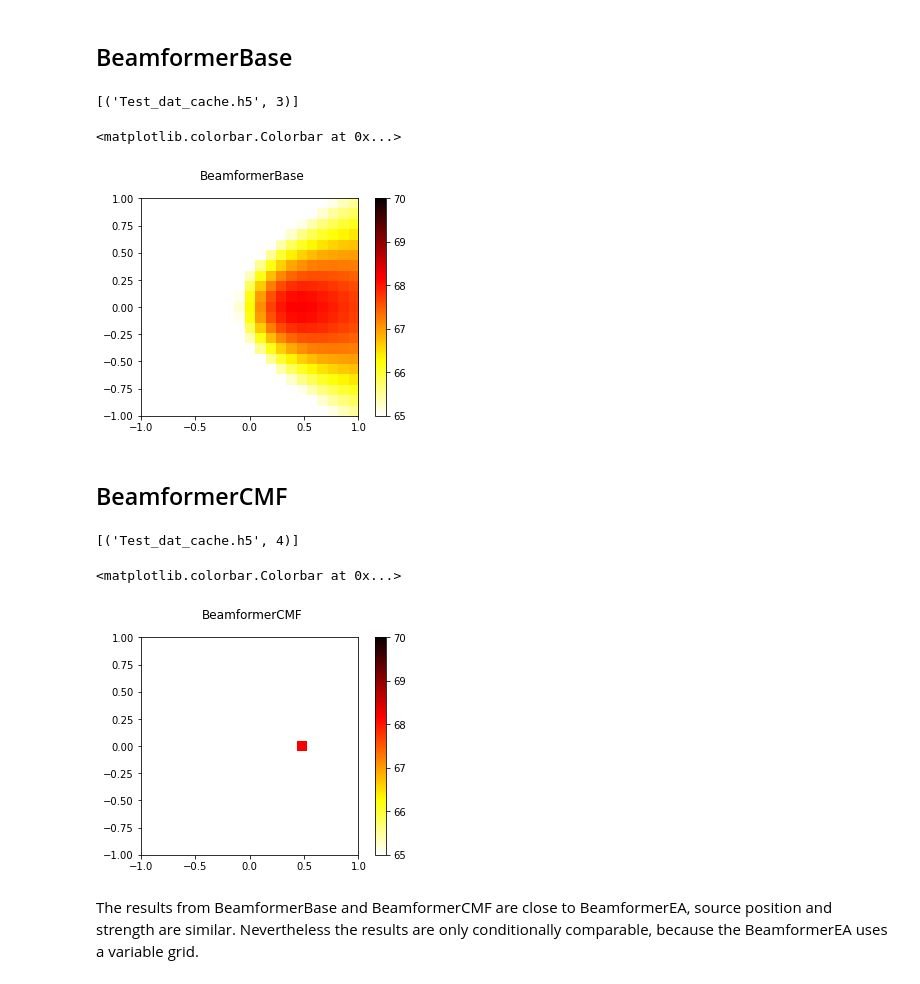
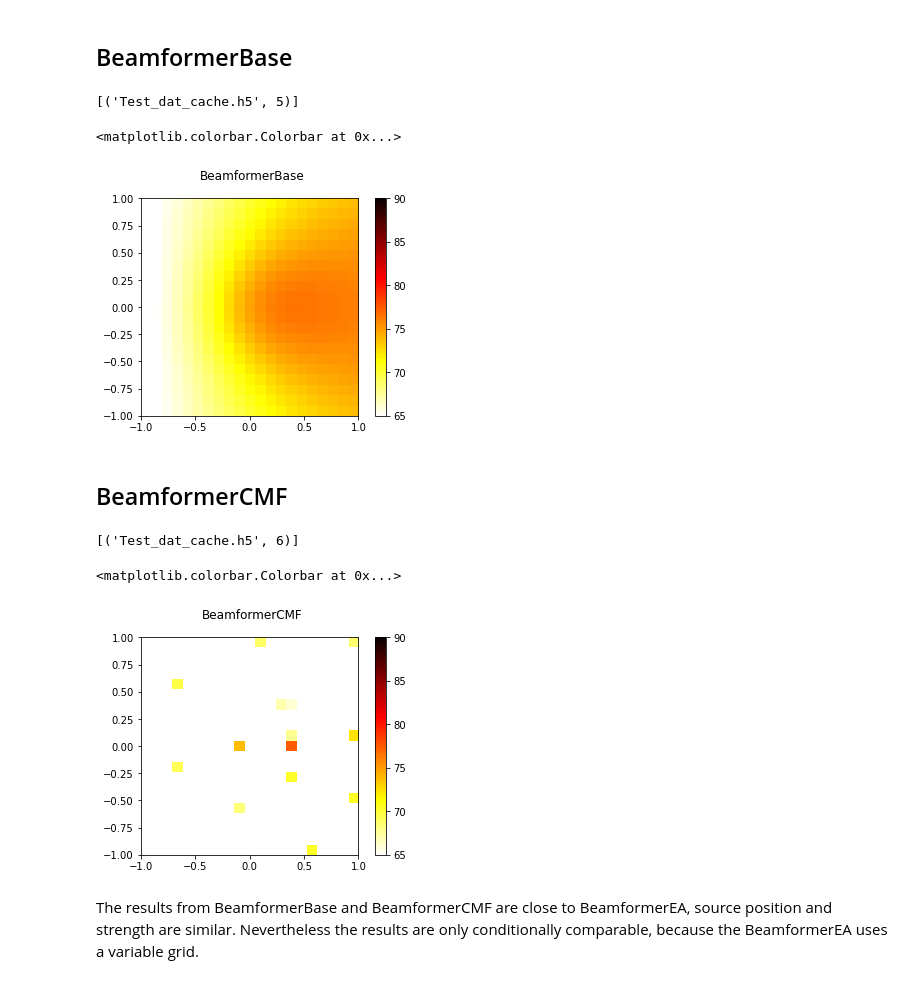
Before and after one commit to FrankK20/acoular, a Jupyter notebook: acoular/notebook/BeamformerEA demo.ipynb, the cells around one changed output. Cells and saved outputs as stored; diff of their text form; code cells hidden in the pictures.

Commit message:
small block_size in demo notebook

```diff
--- a/acoular/notebook/BeamformerEA demo.ipynb
+++ b/acoular/notebook/BeamformerEA demo.ipynb
@@ -18,7 +18,7 @@ micgeom = MicGeom(from_file=micgeofile)
 sfreq = 51200
 time = 1
 num_samples = time * sfreq
-block_size = 1024
+block_size = 128 # small block_size for fewer small band frequencies
 
 # create some exemplary synthetic data of one monopole point source
 # with white noise signal.
@@ -185,31 +198,31 @@ plt.colorbar()
 # %%
 #define grid and steering vector for BeamformerBase and BeamformerCMF
 GR = RectGrid(x_min=-1,x_max=1, y_min=-1, y_max=1, z=0.75,increment=0.1)
 SV = SteeringVector(grid=GR, mics=micgeom)
 
 beb = BeamformerBase(freq_data=ps,steer=SV)
 res_BEB = beb.synthetic(800,0)
 
-im = plt.imshow(L_p(res_BEB.T),vmax=70,vmin=65,extent=GR.extend(),cmap= 'hot_r')
+im = plt.imshow(L_p(res_BEB.T),vmax=90,vmin=65,extent=GR.extend(),cmap= 'hot_r')
 plt.suptitle("BeamformerBase")
 plt.colorbar()
 # %% [output]
-[('Test_dat_cache.h5', 3)]
+[('Test_dat_cache.h5', 5)]
 <matplotlib.colorbar.Colorbar at 0x...>
-[figure, old version]
+[figure, new version]
 # %% [markdown]
 ## BeamformerCMF
 # %%
 becmf = BeamformerCMF(freq_data=ps,steer=SV)
 res_CMF = becmf.synthetic(800,0)
 
-im = plt.imshow(L_p(res_CMF.T),vmax=70,vmin=65,extent=GR.extend(),cmap= 'hot_r')
+im = plt.imshow(L_p(res_CMF.T),vmax=90,vmin=65,extent=GR.extend(),cmap= 'hot_r')
 plt.suptitle("BeamformerCMF")
 
 plt.colorbar()
 # %% [output]
-[('Test_dat_cache.h5', 4)]
+[('Test_dat_cache.h5', 6)]
 <matplotlib.colorbar.Colorbar at 0x...>
-[figure, old version]
+[figure, new version]
 # %% [markdown]
 The results from BeamformerBase and BeamformerCMF are close to BeamformerEA, source position and strength are similar. Nevertheless the results are only conditionally comparable, because the BeamformerEA uses a variable grid.
```
Also changed, not shown: parts of 5 cells of this notebook.
